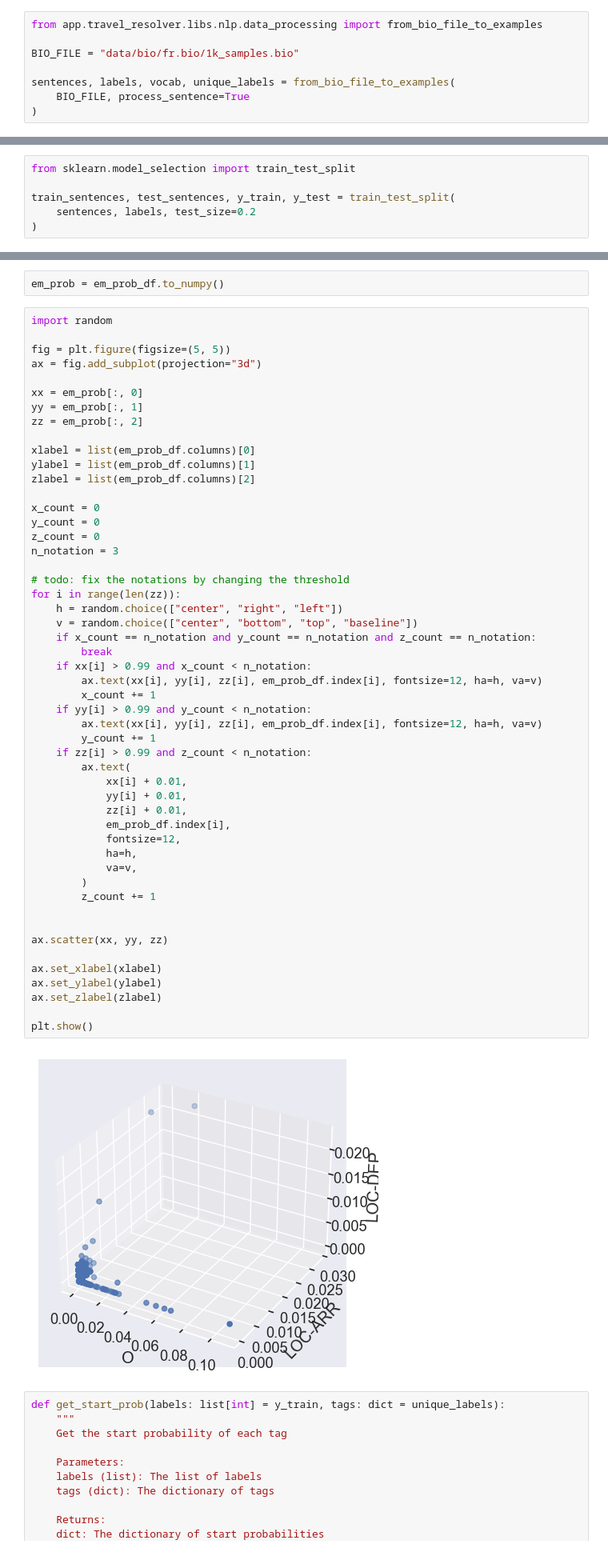
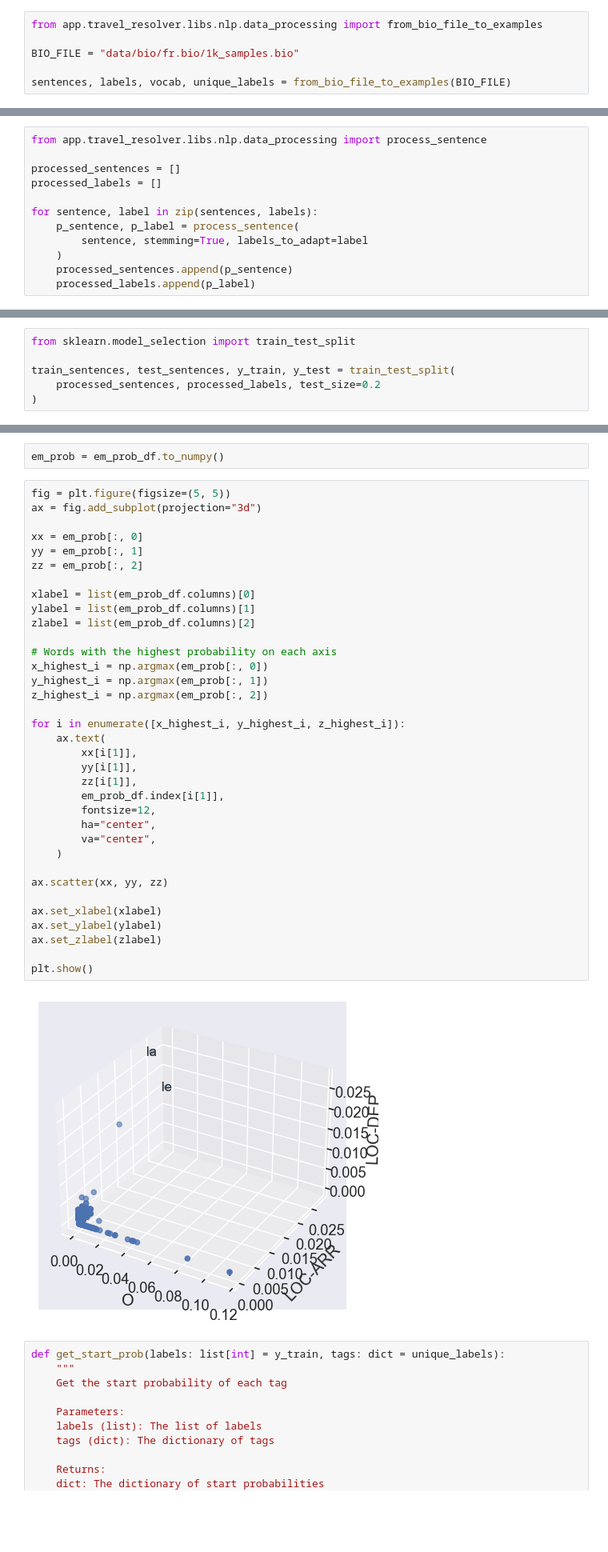
Before and after one commit to lucas066001/TravelOrderResolver, a Jupyter notebook: hmm_ner.ipynb, the cells around one changed output, grey strips where cells are left out. Shown at 80% size. Saved outputs shown, nothing was run; the diff lists cells and outputs as text; blank space fills up the shorter version.

Commit message:
feat(data-processing): remove stopwords

```diff
--- a/hmm_ner.ipynb
+++ b/hmm_ner.ipynb
@@ -5,6 +5,4 @@ from app.travel_resolver.libs.nlp.data_processing import from_bio_file_to_exampl
 
 BIO_FILE = "data/bio/fr.bio/1k_samples.bio"
 
-sentences, labels, vocab, unique_labels = from_bio_file_to_examples(
-    BIO_FILE, process_sentence=True
-)
+sentences, labels, vocab, unique_labels = from_bio_file_to_examples(BIO_FILE)
@@ -11,10 +13,22 @@ sentences, labels, vocab, unique_labels = from_bio_file_to_examples(
+# %%
+from app.travel_resolver.libs.nlp.data_processing import process_sentence
+
+processed_sentences = []
+processed_labels = []
+
+for sentence, label in zip(sentences, labels):
+    p_sentence, p_label = process_sentence(
+        sentence, stemming=True, labels_to_adapt=label
+    )
+    processed_sentences.append(p_sentence)
+    processed_labels.append(p_label)
 # %% [markdown]
 Splitting the data between **training** and **test** set. We will do an `80/20` split.
 # %%
 from sklearn.model_selection import train_test_split
 
 train_sentences, test_sentences, y_train, y_test = train_test_split(
-    sentences, labels, test_size=0.2
+    processed_sentences, processed_labels, test_size=0.2
 )
 # %%
 def t2_given_t1(
@@ -154,58 +168,42 @@ em_prob_df.head(10)
 # %%
 em_prob = em_prob_df.to_numpy()
 # %%
-import random
-
 fig = plt.figure(figsize=(5, 5))
 ax = fig.add_subplot(projection="3d")
 
 xx = em_prob[:, 0]
 yy = em_prob[:, 1]
 zz = em_prob[:, 2]
 
 xlabel = list(em_prob_df.columns)[0]
 ylabel = list(em_prob_df.columns)[1]
 zlabel = list(em_prob_df.columns)[2]
 
-x_count = 0
-y_count = 0
-z_count = 0
-n_notation = 3
+# Words with the highest probability on each axis
+x_highest_i = np.argmax(em_prob[:, 0])
+y_highest_i = np.argmax(em_prob[:, 1])
+z_highest_i = np.argmax(em_prob[:, 2])
 
-# todo: fix the notations by changing the threshold
-for i in range(len(zz)):
-    h = random.choice(["center", "right", "left"])
-    v = random.choice(["center", "bottom", "top", "baseline"])
-    if x_count == n_notation and y_count == n_notation and z_count == n_notation:
-        break
-    if xx[i] > 0.99 and x_count < n_notation:
-        ax.text(xx[i], yy[i], zz[i], em_prob_df.index[i], fontsize=12, ha=h, va=v)
-        x_count += 1
-    if yy[i] > 0.99 and y_count < n_notation:
-        ax.text(xx[i], yy[i], zz[i], em_prob_df.index[i], fontsize=12, ha=h, va=v)
-        y_count += 1
-    if zz[i] > 0.99 and z_count < n_notation:
-        ax.text(
-            xx[i] + 0.01,
-            yy[i] + 0.01,
-            zz[i] + 0.01,
-            em_prob_df.index[i],
-            fontsize=12,
-            ha=h,
-            va=v,
-        )
-        z_count += 1
-
+for i in enumerate([x_highest_i, y_highest_i, z_highest_i]):
+    ax.text(
+        xx[i[1]],
+        yy[i[1]],
+        zz[i[1]],
+        em_prob_df.index[i[1]],
+        fontsize=12,
+        ha="center",
+        va="center",
+    )
 
 ax.scatter(xx, yy, zz)
 
 ax.set_xlabel(xlabel)
 ax.set_ylabel(ylabel)
 ax.set_zlabel(zlabel)
 
 plt.show()
 # %% [output]
-[figure, old version]
+[figure, new version]
 # %%
 def get_start_prob(labels: list[int] = y_train, tags: dict = unique_labels):
     """
```
Also changed, not shown: parts of 9 cells of this notebook, 1 other file.
